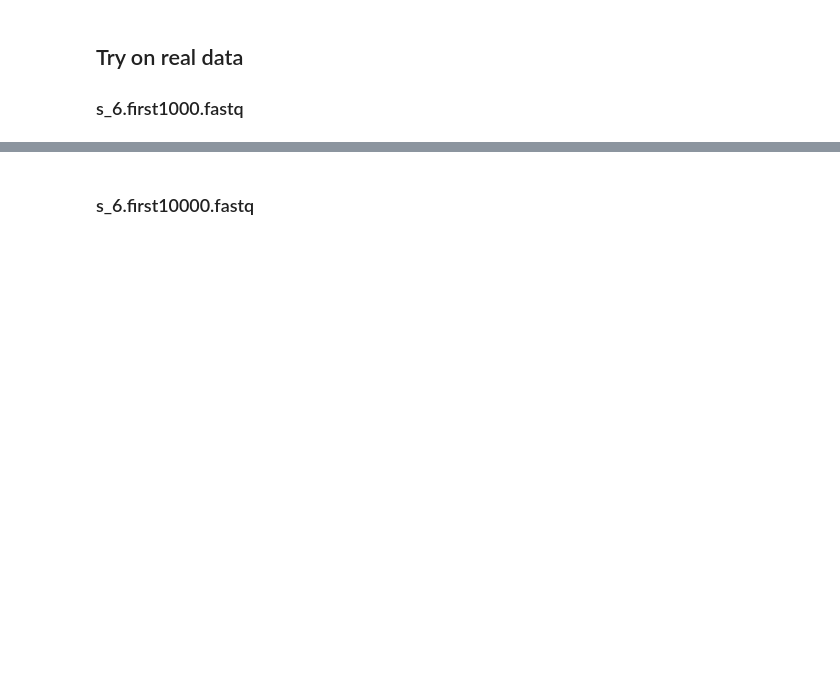
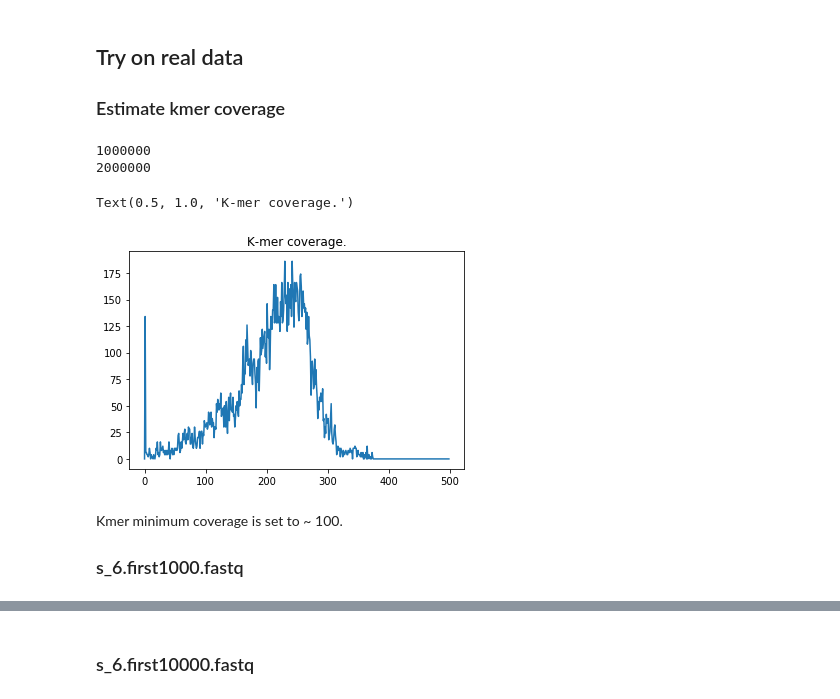
Before and after one commit to smetam/NGS2020, a Jupyter notebook: hw5_de_bruijn_graph.ipynb, the cells around one changed output, grey strips where cells are left out. Cells and saved outputs as stored; diff of their text form; code cells hidden in the pictures; blank space fills up the shorter version.

```diff
--- a/hw5_de_bruijn_graph.ipynb
+++ b/hw5_de_bruijn_graph.ipynb
@@ -269,4 +390,4 @@ class DeBruijnGraph:
                 f.write(edge + '\n')
 # %% [markdown]
 ## Try on real data
-### s_6.first1000.fastq
+### Estimate kmer coverage
@@ -282,2 +394,33 @@ def run_on_first(l):
+# %%
+def kmer_generator(file, k):
+    ext = file[-5:]
+    fasta = SeqIO.parse(open(file), ext)
+    l = 0
+    for read in fasta:
+        sequence = str(read.seq)
+        for i in range(0, len(sequence) - k + 1):
+            seq = sequence[i:i + k]
+            l += 1
+            if l % 1000000 ==0:
+                print(l)
+            yield seq
+            yield rc(seq)
+
+
+file, k = f'data/graph/s_6.first10000.fastq', 55
+kmer_count = Counter(kmer_generator(file, k))
+frequence_count = Counter(kmer_count.values())
+
+X = list(range(500))
+Y = [frequence_count[x] for x in X]
+sns.lineplot(X, Y).set_title('K-mer coverage.')
+# %% [output]
+1000000
+2000000
+Text(0.5, 1.0, 'K-mer coverage.')
+[figure, added]
+# %% [markdown]
+Kmer minimum coverage is set to ~ 100.
+### s_6.first1000.fastq
 # %%
 l = 1000
```
Also changed, not shown: parts of 11 cells of this notebook, 9 other files.
